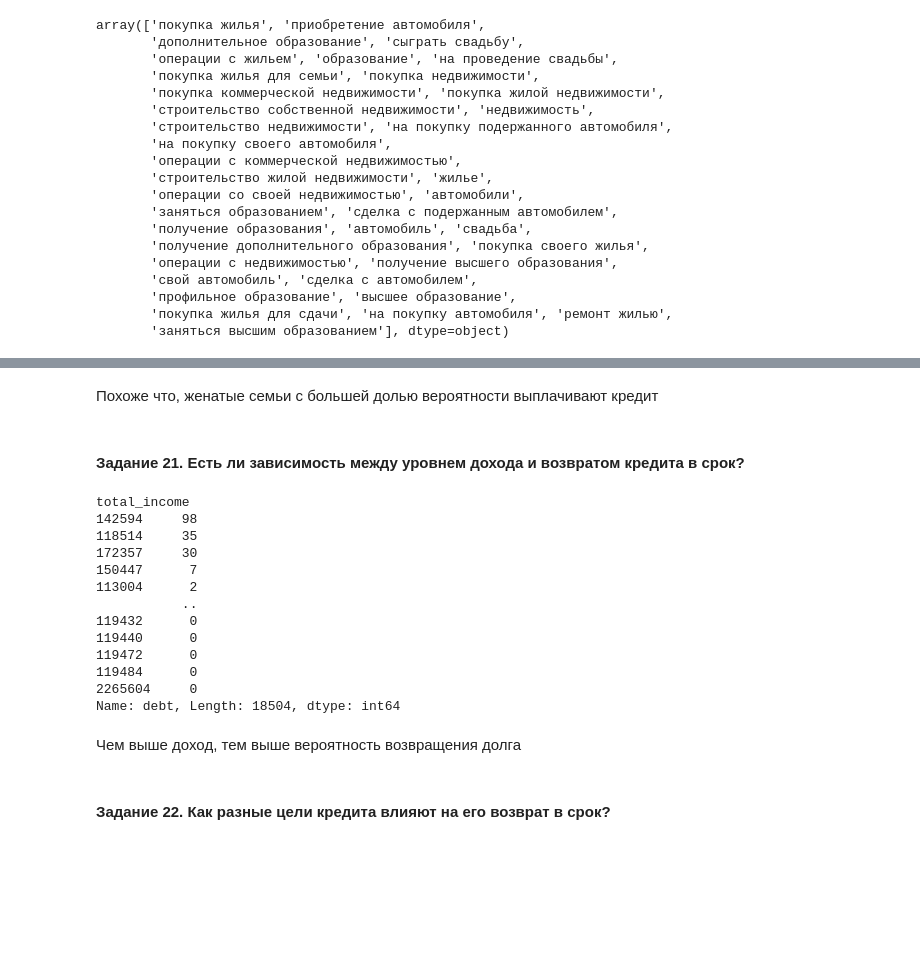
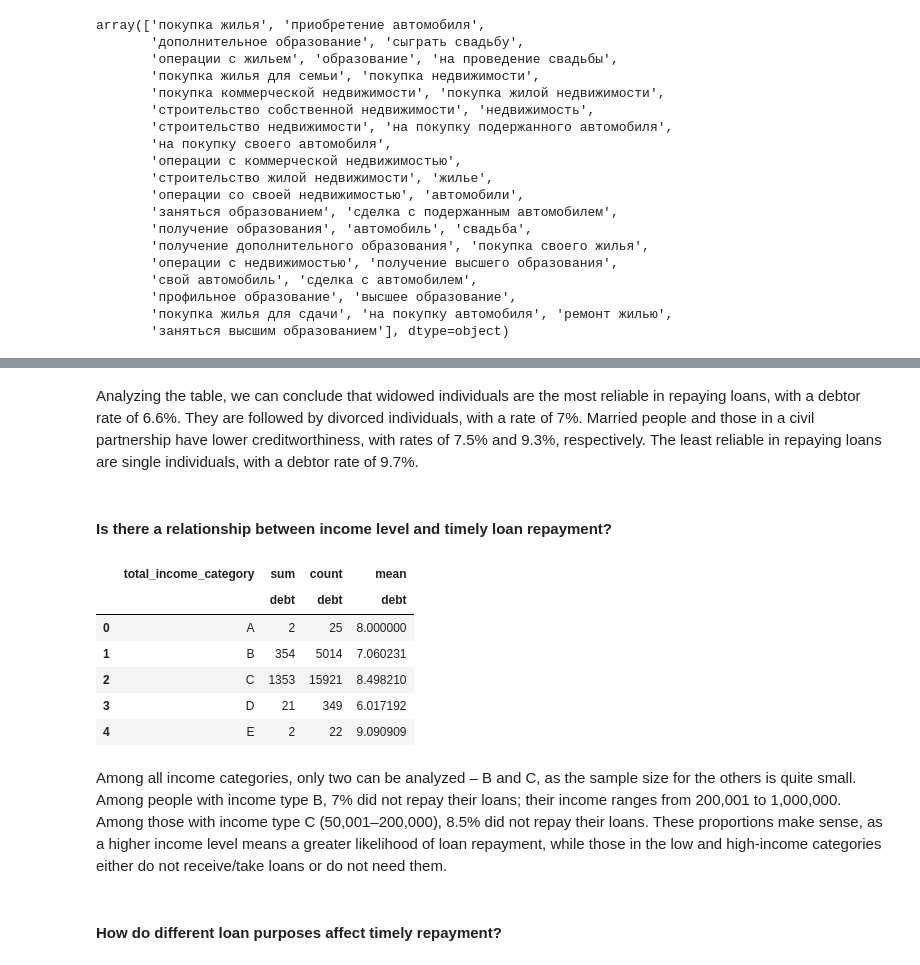
Before and after one commit to antonkazachenko/ds_projects, a Jupyter notebook: 2-loan-repayment/project.ipynb, the cells around one changed output, grey strips where cells are left out. Saved outputs shown, nothing was run; the diff lists cells and outputs as text; code cells hidden in the pictures; blank space fills up the shorter version.

```diff
--- a/2-loan-repayment/project.ipynb
+++ b/2-loan-repayment/project.ipynb
@@ -288,25 +280,21 @@ Name: debt, dtype: int64
 # %% [markdown]
-Похоже что, женатые семьи с большей долью вероятности выплачивают кредит
+Analyzing the table, we can conclude that widowed individuals are the most reliable in repaying loans, with a debtor rate of 6.6%. They are followed by divorced individuals, with a rate of 7%. Married people and those in a civil partnership have lower creditworthiness, with rates of 7.5% and 9.3%, respectively. The least reliable in repaying loans are single individuals, with a debtor rate of 9.7%.
 # %% [markdown]
-#### Задание 21. Есть ли зависимость между уровнем дохода и возвратом кредита в срок?
+#### Is there a relationship between income level and timely loan repayment?
 # %%
-data.groupby('total_income')['debt'].sum().sort_values(ascending=False)
+pivot_table = pd.pivot_table(data, index=['total_income_category'], values=['debt'], aggfunc=['sum', 'count', 'mean']).reset_index()
+pivot_table[('mean', 'debt')] = pivot_table[('mean', 'debt')] * 100
+pivot_table
 # %% [output]
-total_income
-142594     98
-118514     35
-172357     30
-150447      7
-113004      2
-           ..
-119432      0
-119440      0
-119472      0
-119484      0
-2265604     0
-Name: debt, Length: 18504, dtype: int64
+|  | total_income_category | sum | count | mean |
+|  |  | debt | debt | debt |
+| 0 | A | 2 | 25 | 8.000000 |
+| 1 | B | 354 | 5014 | 7.060231 |
+| 2 | C | 1353 | 15921 | 8.498210 |
+| 3 | D | 21 | 349 | 6.017192 |
+| 4 | E | 2 | 22 | 9.090909 |
 # %% [markdown]
-Чем выше доход, тем выше вероятность возвращения долга
+Among all income categories, only two can be analyzed – B and C, as the sample size for the others is quite small. Among people with income type B, 7% did not repay their loans; their income ranges from 200,001 to 1,000,000. Among those with income type C (50,001–200,000), 8.5% did not repay their loans. These proportions make sense, as a higher income level means a greater likelihood of loan repayment, while those in the low and high-income categories either do not receive/take loans or do not need them.
 # %% [markdown]
-#### Задание 22. Как разные цели кредита влияют на его возврат в срок?
+#### How do different loan purposes affect timely repayment?
 # %%
```
Also changed, not shown: parts of 51 cells of this notebook.
